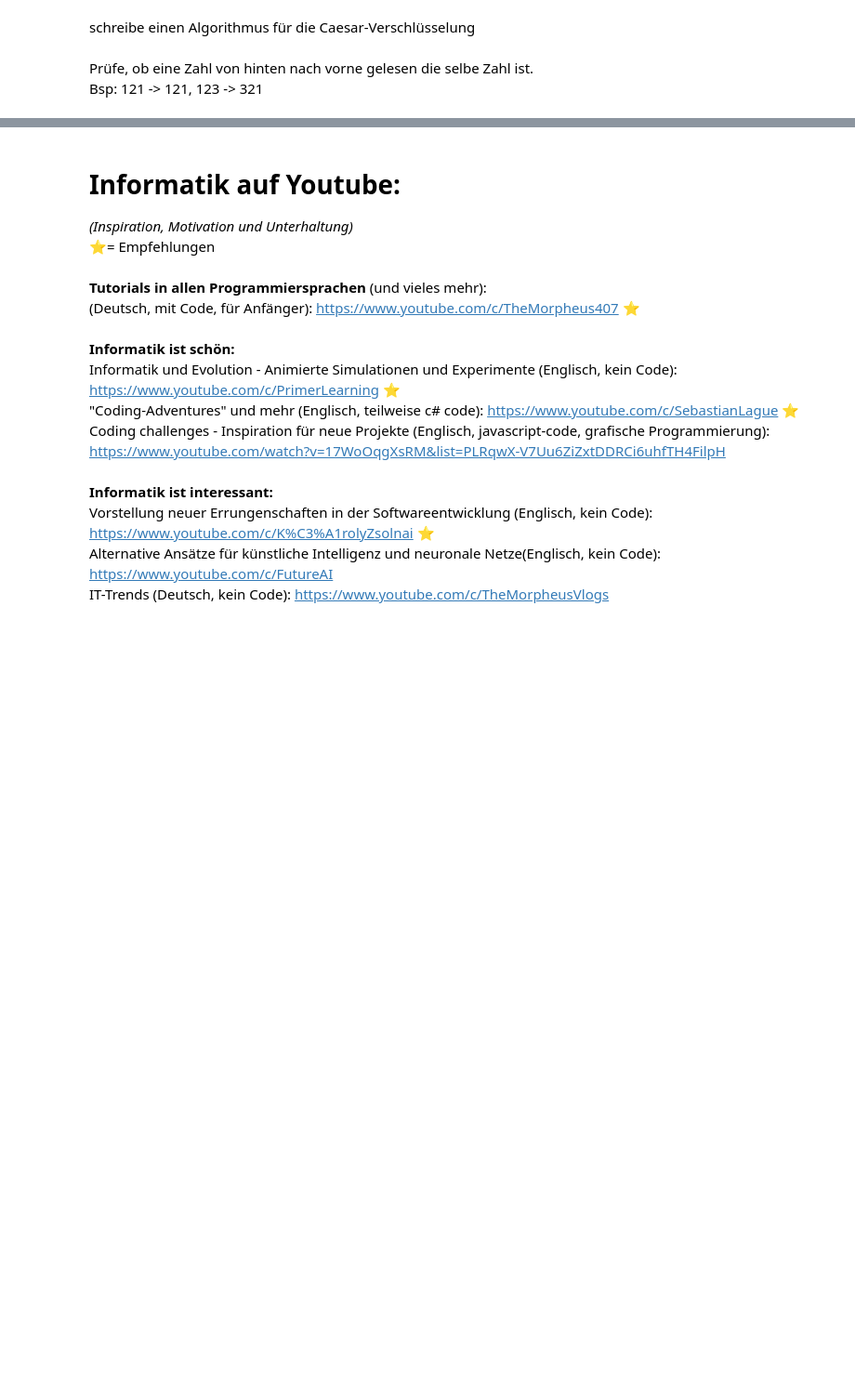
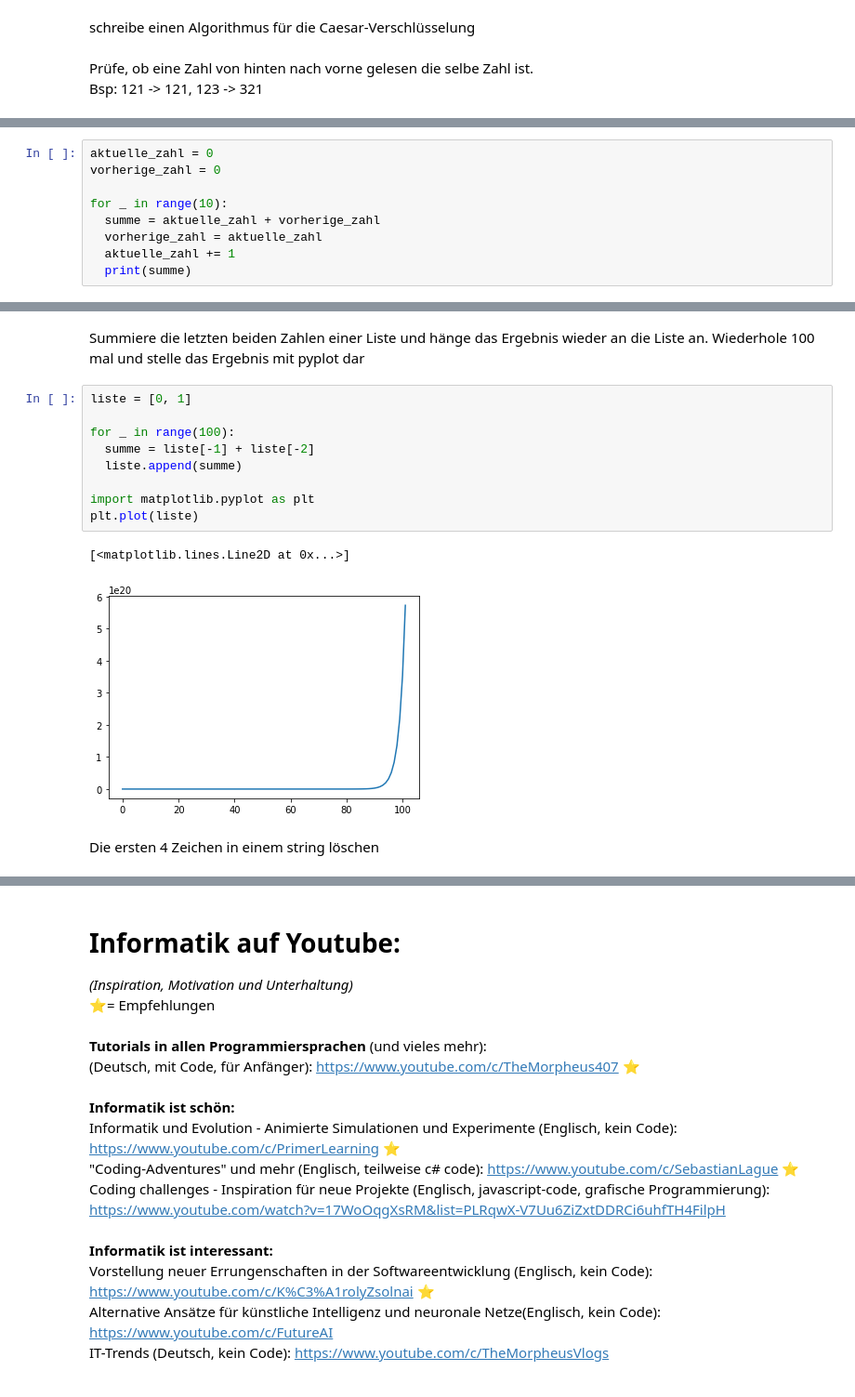
Before and after one commit to Pythonimeislabor/repo1, a Jupyter notebook: unser_erstes_notebook.ipynb, the cells around one changed output, grey strips where cells are left out. Shown at 93% size. Cells and saved outputs as stored; diff of their text form; blank space fills up the shorter version.

```diff
--- a/unser_erstes_notebook.ipynb
+++ b/unser_erstes_notebook.ipynb
@@ -645,0 +690,9 @@ Bsp: 121 -> 121, 123 -> 321
+# %%
+aktuelle_zahl = 0
+vorherige_zahl = 0
+
+for _ in range(10):
+  summe = aktuelle_zahl + vorherige_zahl
+  vorherige_zahl = aktuelle_zahl
+  aktuelle_zahl += 1
+  print(summe)
@@ -645,0 +710,16 @@ Bsp: 121 -> 121, 123 -> 321
+# %% [markdown]
+Summiere die letzten beiden Zahlen einer Liste und hänge das Ergebnis wieder an die Liste an. Wiederhole 100 mal und stelle das Ergebnis mit pyplot dar
+# %%
+liste = [0, 1]
+
+for _ in range(100):
+  summe = liste[-1] + liste[-2]
+  liste.append(summe)
+
+import matplotlib.pyplot as plt
+plt.plot(liste)
+# %% [output]
+[<matplotlib.lines.Line2D at 0x...>]
+[figure, added]
+# %% [markdown]
+Die ersten 4 Zeichen in einem string löschen
```
Also changed, not shown: parts of 14 cells of this notebook.
